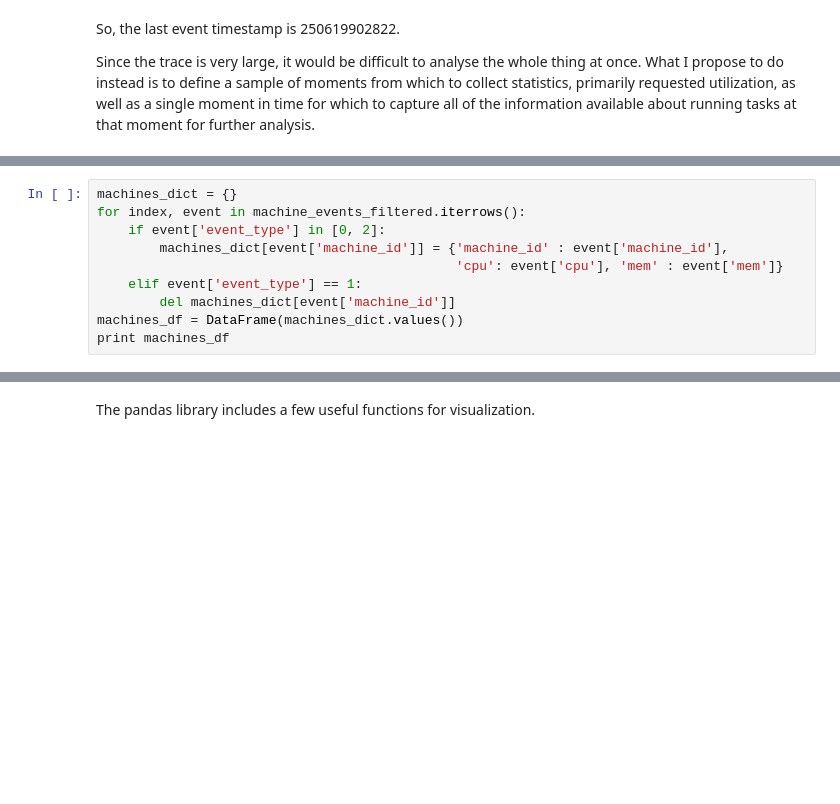
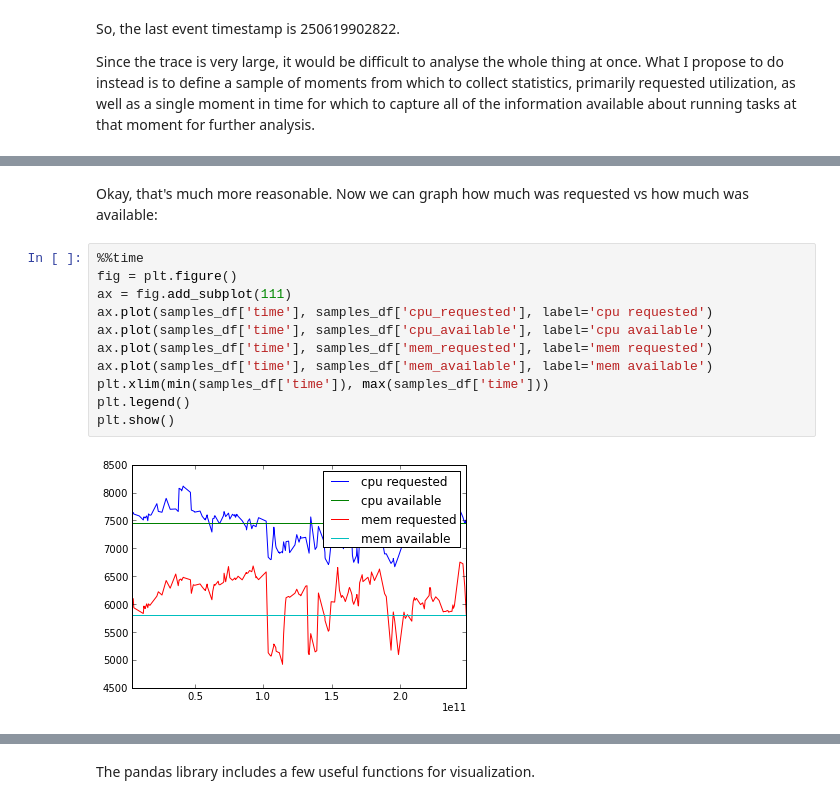
Before and after one commit to marklee77/notebooks, a Jupyter notebook: Exploring the Google Cluster dataset with ipython.ipynb, the cells around one changed output, grey strips where cells are left out. Cells and saved outputs as stored; diff of their text form; blank space fills up the shorter version.

```diff
--- a/Exploring the Google Cluster dataset with ipython.ipynb
+++ b/Exploring the Google Cluster dataset with ipython.ipynb
@@ -180,10 +136,0 @@ Now we can get machine information by simulating up to the current moment in tim
-# %%
-machines_dict = {}
-for index, event in machine_events_filtered.iterrows():
-    if event['event_type'] in [0, 2]:
-        machines_dict[event['machine_id']] = {'machine_id' : event['machine_id'],
-                                              'cpu': event['cpu'], 'mem' : event['mem']}
-    elif event['event_type'] == 1:
-        del machines_dict[event['machine_id']]
-machines_df = DataFrame(machines_dict.values())
-print machines_df
@@ -197,0 +200,15 @@ dtypes: float64(2), int64(1)
+# %% [markdown]
+Okay, that's much more reasonable. Now we can graph how much was requested vs how much was available:
+# %%
+%%time
+fig = plt.figure()
+ax = fig.add_subplot(111)
+ax.plot(samples_df['time'], samples_df['cpu_requested'], label='cpu requested')
+ax.plot(samples_df['time'], samples_df['cpu_available'], label='cpu available')
+ax.plot(samples_df['time'], samples_df['mem_requested'], label='mem requested')
+ax.plot(samples_df['time'], samples_df['mem_available'], label='mem available')
+plt.xlim(min(samples_df['time']), max(samples_df['time']))
+plt.legend()
+plt.show()
+# %% [output]
+[figure, added]
```
Also changed, not shown: parts of 37 cells of this notebook.
